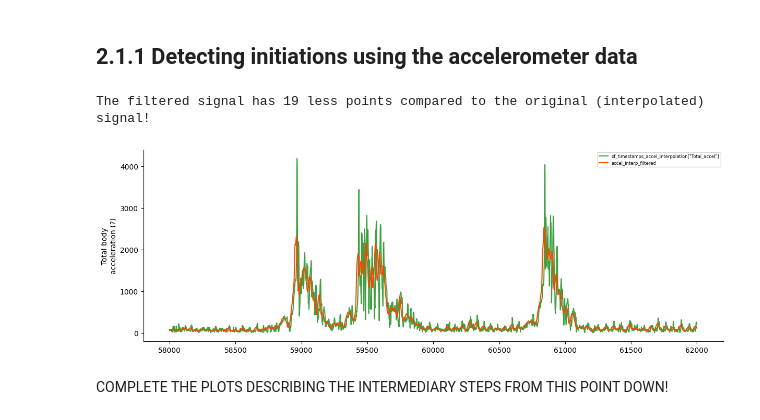
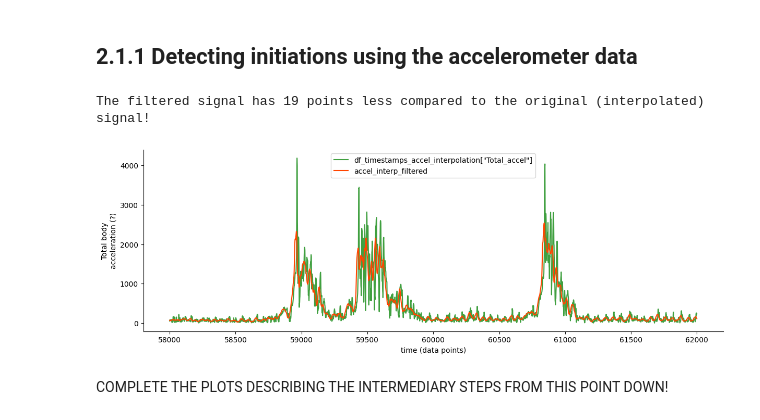
Before and after one commit to DiogoMeloNPU/eurDyscover_open_field_analysis, a Jupyter notebook: Single_session_analysis.ipynb, the cells around one changed output. Saved outputs shown, nothing was run; the diff lists cells and outputs as text; code cells hidden in the pictures.

```diff
--- a/Single_session_analysis.ipynb
+++ b/Single_session_analysis.ipynb
@@ -1115,23 +1115,24 @@ accel_interp_filtered = moving_average(df_timestamps_accel_interpolation['Total_
 # %%
 %matplotlib inline
 # illustrate the effect of the filter in a chunck of signal
 fig, (ax1) = plt.subplots(1, 1, constrained_layout=False, figsize = (12, 4))
 
 # interpolated accel data
 ax1.plot(df_timestamps_accel_interpolation['Total_accel'][58000:62000], label = 'df_timestamps_accel_interpolation["Total_accel"]', color = 'green', alpha = 0.75)
 # filtered interpolated data
 ax1.plot(np.arange(58000, 62000, 1), accel_interp_filtered[58000:62000], label = 'accel_interp_filtered', color = 'orangered')
 ax1.spines['top'].set_visible(False)
 ax1.spines['right'].set_visible(False)
 ax1.set_ylabel(
     'Total body\nacceleration (?)')
-leg = ax1.legend(fontsize=6)
+ax1.set_xlabel('time (data points)')
+leg = ax1.legend(fontsize=10)
 
 diff_interp_filtered = len(df_timestamps_accel_interpolation) - len(accel_interp_filtered)
-print('The filtered signal has {} less points compared to the original (interpolated) signal!'.format(diff_interp_filtered))
+print('The filtered signal has {} points less compared to the original (interpolated) signal!'.format(diff_interp_filtered))
 # %% [output]
-The filtered signal has 19 less points compared to the original (interpolated) signal!
+The filtered signal has 19 points less compared to the original (interpolated) signal!
-[figure, old version]
+[figure, new version]
 # %% [markdown]
 COMPLETE THE PLOTS DESCRIBING THE INTERMEDIARY STEPS FROM THIS POINT DOWN!
 # %% [markdown]
```
Also changed, not shown: parts of 107 cells of this notebook.
